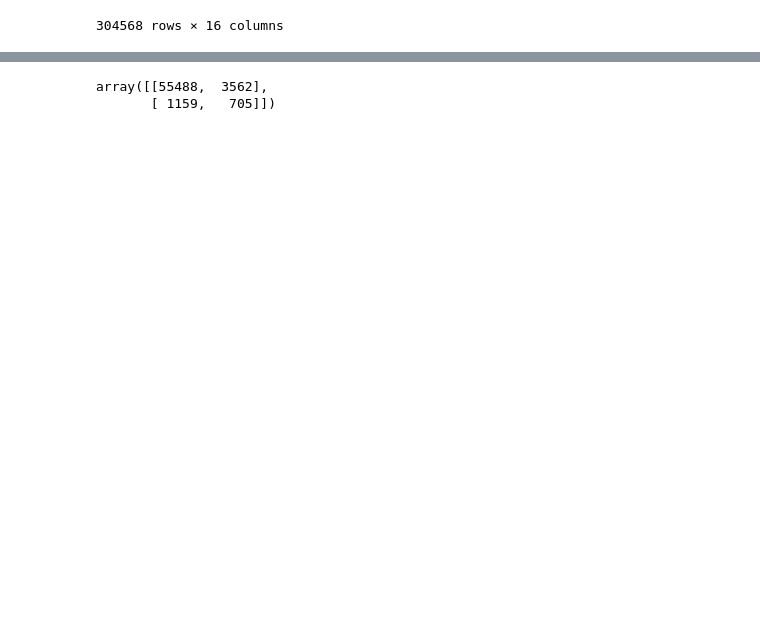
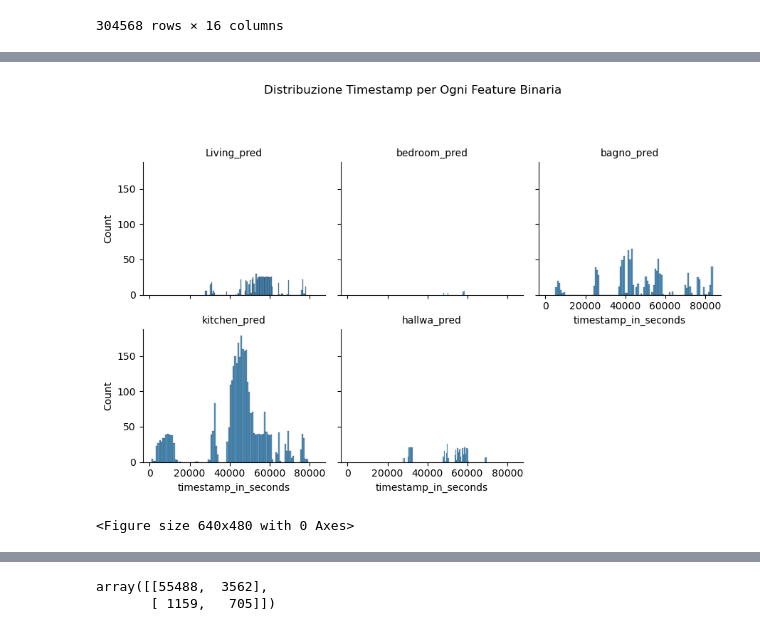
Before and after one commit to LorenzoCiarpa/hackathon-aindo-2024, a Jupyter notebook: grafici.ipynb, the cells around one changed output, grey strips where cells are left out. Saved outputs shown, nothing was run; the diff lists cells and outputs as text; code cells hidden in the pictures; blank space fills up the shorter version.

```diff
--- a/grafici.ipynb
+++ b/grafici.ipynb
@@ -360,0 +387,19 @@ print(sum(y_pred), len(y_pred))
+# %%
+
+X_testolone = df_test.loc[:, ["timestamp_in_seconds", "temperature", "humidity",
+                  "CO2CosIRValue","CO2MG811Value","MOX1",
+                  "MOX2","MOX3","MOX4","COValue"]].values.astype(np.float64)
+# %%
+df_test['Living room'] = models['Living room'].predict_proba(X_testolone)[:, 1]
+
+df_test['Bedroom'] = models['Bedroom'].predict_proba(X_testolone)[:, 1]
+
+df_test['Bathroom'] = models['Bathroom'].predict_proba(X_testolone)[:, 1]
+
+df_test['Kitchen'] = models['Kitchen'].predict_proba(X_testolone)[:, 1]
+
+df_test['Hallway'] = models['Hallway'].predict_proba(X_testolone)[:, 1]
+# %%
+df_test = df_test.drop('timestamp_in_seconds', axis=1)
+
+df_test
@@ -361,3 +422,27 @@ print(sum(y_pred), len(y_pred))
+# %%
+df_melted = df_test.melt(id_vars=['timestamp_in_seconds'], value_vars=["Living_pred","bedroom_pred","bagno_pred","kitchen_pred","hallwa_pred"],
+                    var_name='feature', value_name='value')
+
+
+df_filtered = df_melted[df_melted['value'] == 1]
+
+g = seaborn.FacetGrid(df_filtered, col='feature', col_wrap=3)  # 'col_wrap' per controllare quante colonne per riga
+
+# Mappa l'istogramma all'ora e minuto per ogni feature
+g.map(seaborn.histplot, 'timestamp_in_seconds', bins = 100)
+
+# Regola l'aspetto dei grafici
+g.set_titles("{col_name}")
+g.fig.subplots_adjust(top=0.8)
+g.fig.suptitle('Distribuzione Timestamp per Ogni Feature Binaria')
+
+plt.show()
+
+
+plt.savefig('Distr_temp.png')
+# %% [output]
+[figure, added]
+<Figure size 640x480 with 0 Axes>
 # %%
 model.predict_proba(X_test)
 # %% [output]
```
Also changed, not shown: parts of 13 cells of this notebook, 2 other files.
